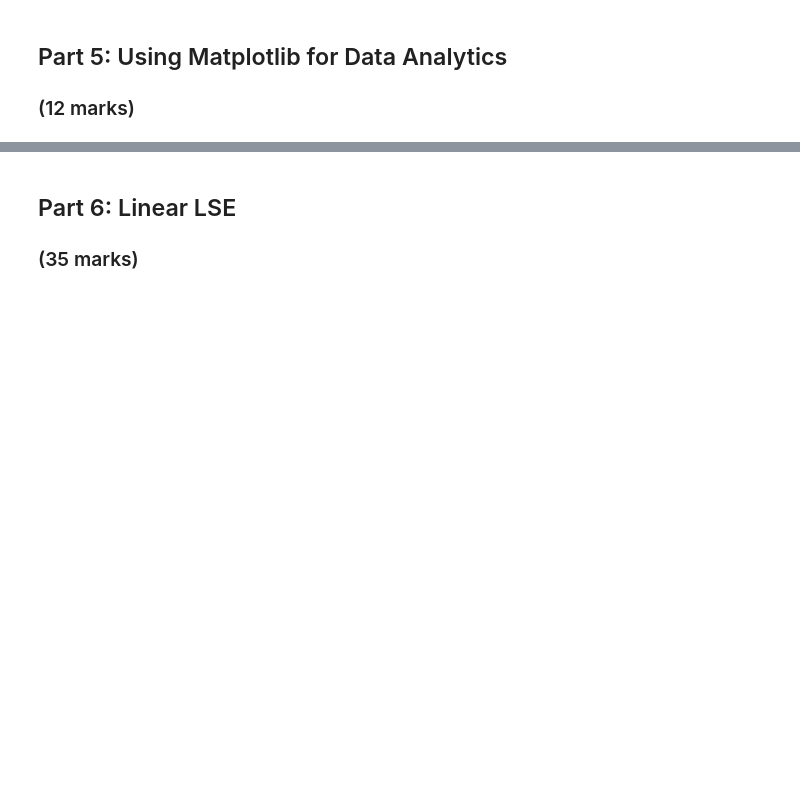
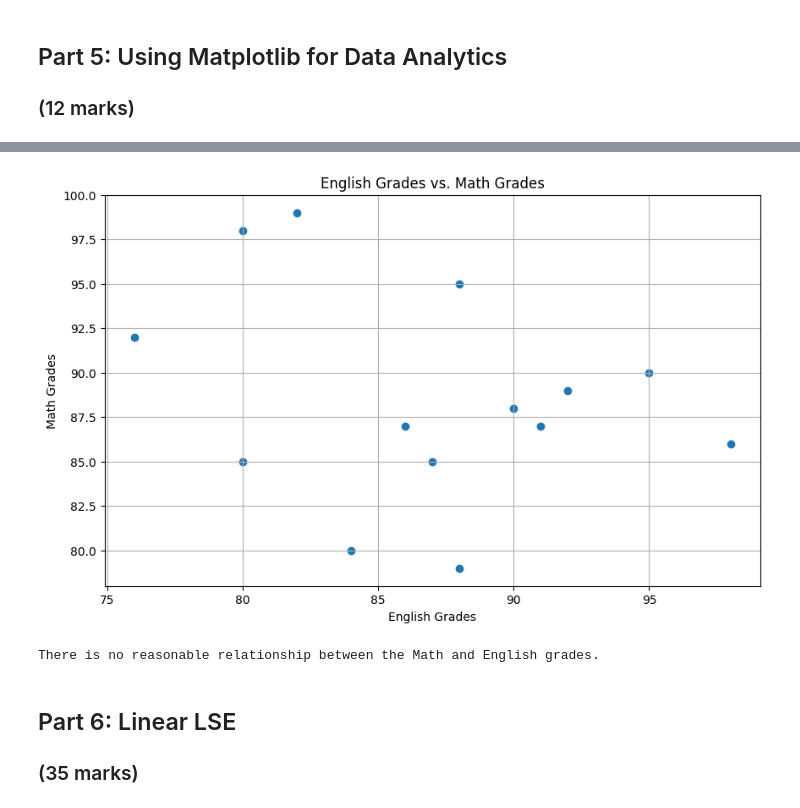
Before and after one commit to StephenNduba/ENGG680_2025_Fall, a Jupyter notebook: Lab_Assignment1/Assignment1.ipynb, the cells around one changed output, grey strips where cells are left out. Saved outputs shown, nothing was run; the diff lists cells and outputs as text; code cells hidden in the pictures; blank space fills up the shorter version.

```diff
--- a/Lab_Assignment1/Assignment1.ipynb
+++ b/Lab_Assignment1/Assignment1.ipynb
@@ -418,26 +685,37 @@ plt.show()
 # %%
 # Let's also use matplotlib to display a scatter plot of English vs. Math grades
 # Scatter plots are useful for seeing the relationship between two variables
 plt.figure(figsize=(10, 6))
 
 # Step 1: Use .scatter(x_data, y_data) to create a scatter plot using the English grades on the x-axis, and Math grades on the y-axis
 # (2 mark)
 #
+plt.scatter(df_studentGrades['grade_English'], df_studentGrades['grade_Math'])
+
 
 # Step 1: Properly label the x and y axes as well as the title of your plot.
 # (3 marks)
 #
+plt.xlabel('English Grades')
+plt.ylabel('Math Grades')
+plt.title('English Grades vs. Math Grades')
 plt.grid(True)
 
 # Step 2: Output an image file for the scatter plot with a descriptive file name
 # (1 mark)
 #
+plt.savefig('english_vs_math_scatter_plot.png')
 
 plt.show()
+# %% [output]
+[figure, added]
 # %%
 # From the scatter plot, is there a relationship between the Math and English grades?
 # (1 mark)
 #
+print("There is no reasonable relationship between the Math and English grades.")
+# %% [output]
+There is no reasonable relationship between the Math and English grades.
 # %% [markdown]
 ## Part 6: Linear LSE
 ### (35 marks)
```
Also changed, not shown: parts of 54 cells of this notebook.
